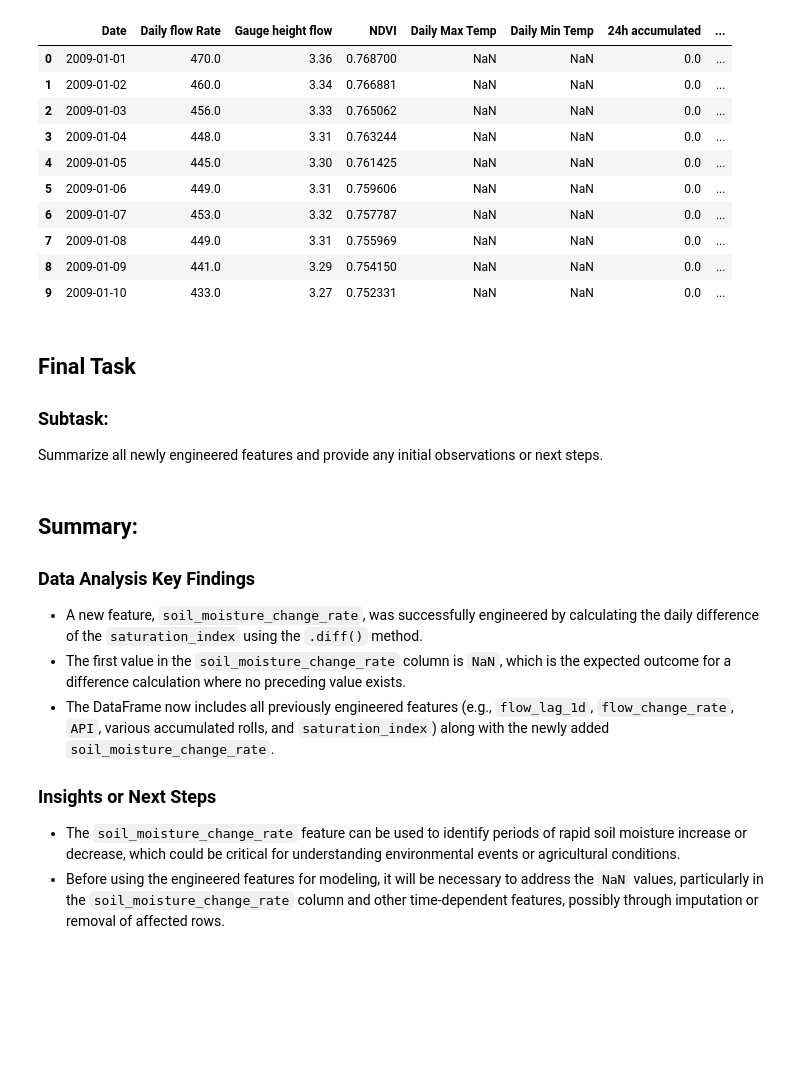
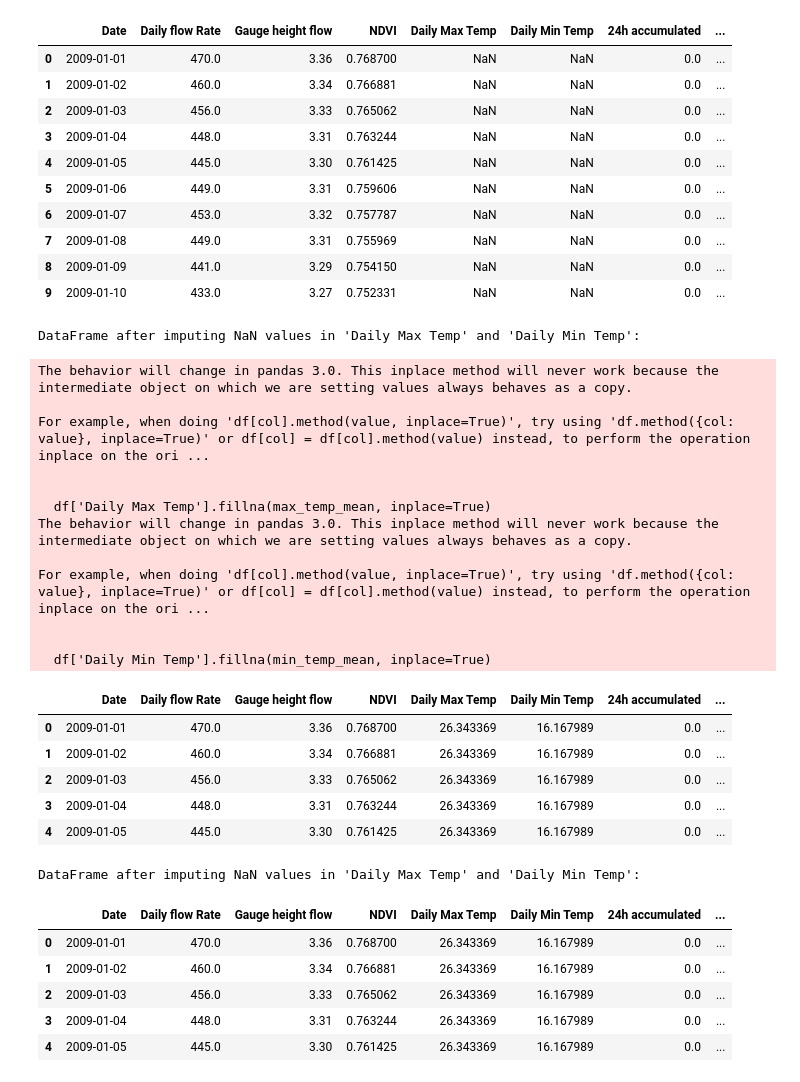
Before and after one commit to Bibek04-bit/Flood-Forecasting, a Jupyter notebook: Data_set_preparation.ipynb, the cells around one changed output. Cells and saved outputs as stored; diff of their text form; code cells hidden in the pictures; blank space fills up the shorter version.

```diff
--- a/Data_set_preparation.ipynb
+++ b/Data_set_preparation.ipynb
@@ -259,21 +164,49 @@ DataFrame with all engineered features:
 | 7 | 2009-01-08 | 449.0 | 3.31 | 0.755969 | NaN | NaN | 0.0 | ... |
 | 8 | 2009-01-09 | 441.0 | 3.29 | 0.754150 | NaN | NaN | 0.0 | ... |
 | 9 | 2009-01-10 | 433.0 | 3.27 | 0.752331 | NaN | NaN | 0.0 | ... |
-# %% [markdown]
-## Final Task
-
-### Subtask:
-Summarize all newly engineered features and provide any initial observations or next steps.
-# %% [markdown]
-## Summary:
-
-### Data Analysis Key Findings
-
-*   A new feature, `soil_moisture_change_rate`, was successfully engineered by calculating the daily difference of the `saturation_index` using the `.diff()` method.
-*   The first value in the `soil_moisture_change_rate` column is `NaN`, which is the expected outcome for a difference calculation where no preceding value exists.
-*   The DataFrame now includes all previously engineered features (e.g., `flow_lag_1d`, `flow_change_rate`, `API`, various accumulated rolls, and `saturation_index`) along with the newly added `soil_moisture_change_rate`.
-
-### Insights or Next Steps
-
-*   The `soil_moisture_change_rate` feature can be used to identify periods of rapid soil moisture increase or decrease, which could be critical for understanding environmental events or agricultural conditions.
-*   Before using the engineered features for modeling, it will be necessary to address the `NaN` values, particularly in the `soil_moisture_change_rate` column and other time-dependent features, possibly through imputation or removal of affected rows.
+# %%
+max_temp_mean = df['Daily Max Temp'].mean()
+min_temp_mean = df['Daily Min Temp'].mean()
+
+df['Daily Max Temp'].fillna(max_temp_mean, inplace=True)
+df['Daily Min Temp'].fillna(min_temp_mean, inplace=True)
+
+print("DataFrame after imputing NaN values in 'Daily Max Temp' and 'Daily Min Temp':")
+df.head()
+# %% [output]
+DataFrame after imputing NaN values in 'Daily Max Temp' and 'Daily Min Temp':
+The behavior will change in pandas 3.0. This inplace method will never work because the intermediate object on which we are setting values always behaves as a copy.
+
+For example, when doing 'df[col].method(value, inplace=True)', try using 'df.method({col: value}, inplace=True)' or df[col] = df[col].method(value) instead, to perform the operation inplace on the ori ...
+
+
+  df['Daily Max Temp'].fillna(max_temp_mean, inplace=True)
+The behavior will change in pandas 3.0. This inplace method will never work because the intermediate object on which we are setting values always behaves as a copy.
+
+For example, when doing 'df[col].method(value, inplace=True)', try using 'df.method({col: value}, inplace=True)' or df[col] = df[col].method(value) instead, to perform the operation inplace on the ori ...
+
+
+  df['Daily Min Temp'].fillna(min_temp_mean, inplace=True)
+|  | Date | Daily flow Rate | Gauge height flow | NDVI | Daily Max Temp | Daily Min Temp | 24h accumulated | ... |
+| 0 | 2009-01-01 | 470.0 | 3.36 | 0.768700 | 26.343369 | 16.167989 | 0.0 | ... |
+| 1 | 2009-01-02 | 460.0 | 3.34 | 0.766881 | 26.343369 | 16.167989 | 0.0 | ... |
+| 2 | 2009-01-03 | 456.0 | 3.33 | 0.765062 | 26.343369 | 16.167989 | 0.0 | ... |
+| 3 | 2009-01-04 | 448.0 | 3.31 | 0.763244 | 26.343369 | 16.167989 | 0.0 | ... |
+| 4 | 2009-01-05 | 445.0 | 3.30 | 0.761425 | 26.343369 | 16.167989 | 0.0 | ... |
+# %%
+max_temp_mean = df['Daily Max Temp'].mean()
+min_temp_mean = df['Daily Min Temp'].mean()
+
+df['Daily Max Temp'] = df['Daily Max Temp'].fillna(max_temp_mean)
+df['Daily Min Temp'] = df['Daily Min Temp'].fillna(min_temp_mean)
+
+print("DataFrame after imputing NaN values in 'Daily Max Temp' and 'Daily Min Temp':")
+df.head()
+# %% [output]
+DataFrame after imputing NaN values in 'Daily Max Temp' and 'Daily Min Temp':
+|  | Date | Daily flow Rate | Gauge height flow | NDVI | Daily Max Temp | Daily Min Temp | 24h accumulated | ... |
+| 0 | 2009-01-01 | 470.0 | 3.36 | 0.768700 | 26.343369 | 16.167989 | 0.0 | ... |
+| 1 | 2009-01-02 | 460.0 | 3.34 | 0.766881 | 26.343369 | 16.167989 | 0.0 | ... |
+| 2 | 2009-01-03 | 456.0 | 3.33 | 0.765062 | 26.343369 | 16.167989 | 0.0 | ... |
+| 3 | 2009-01-04 | 448.0 | 3.31 | 0.763244 | 26.343369 | 16.167989 | 0.0 | ... |
+| 4 | 2009-01-05 | 445.0 | 3.30 | 0.761425 | 26.343369 | 16.167989 | 0.0 | ... |
```
Also changed, not shown: parts of 28 cells of this notebook.
